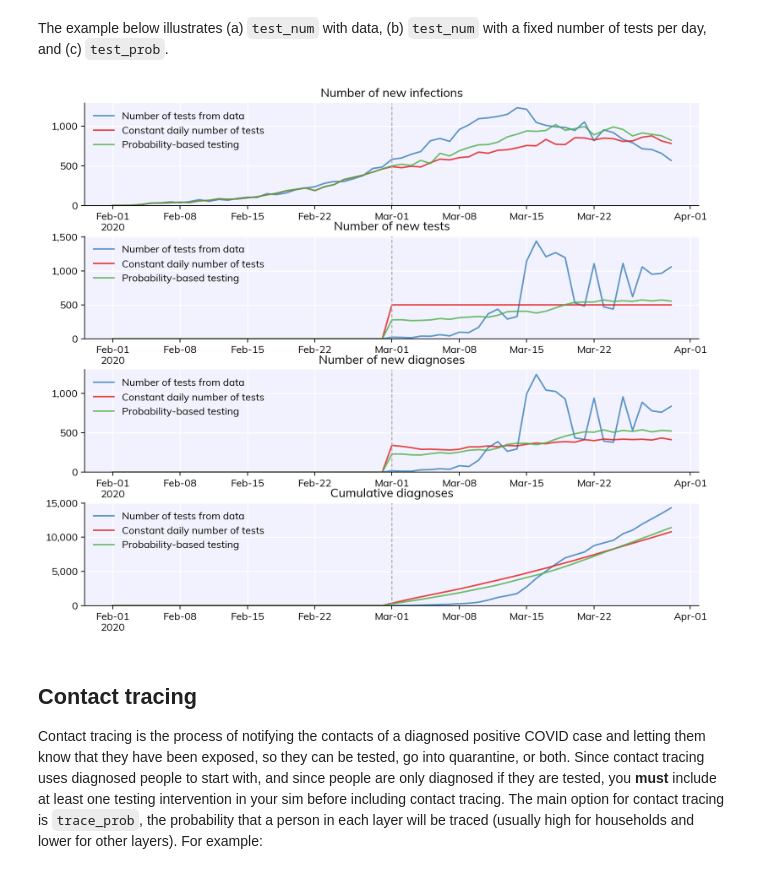
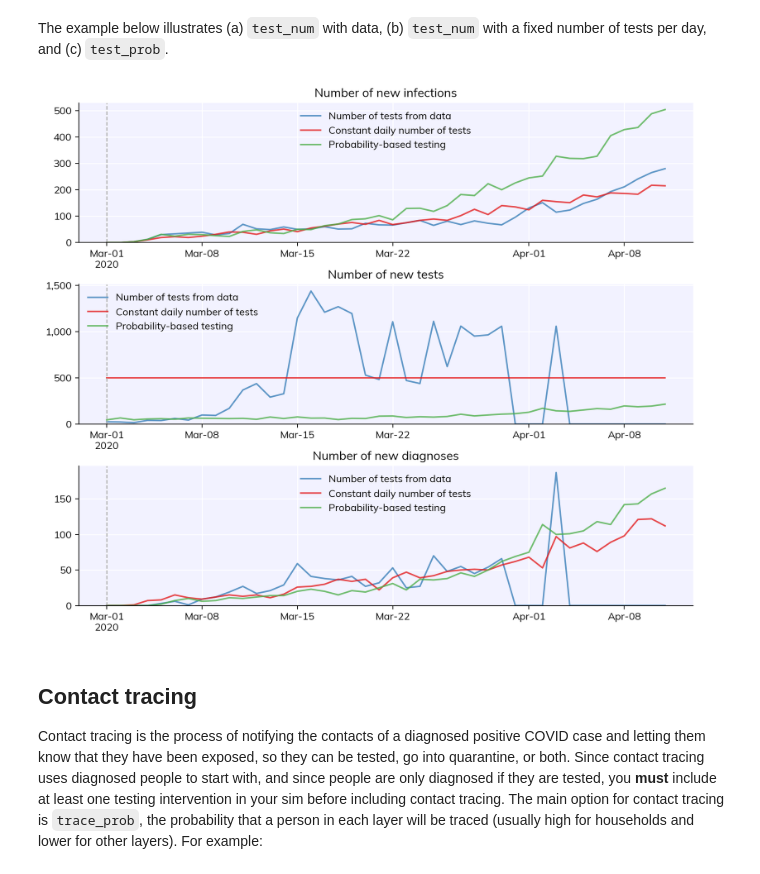
Before and after one commit to ranga519/DATAVIS-ABM, a Jupyter notebook: docs/tutorials/tut_interventions.ipynb, the cells around one changed output. Saved outputs shown, nothing was run; the diff lists cells and outputs as text; code cells hidden in the pictures.

```diff
--- a/docs/tutorials/tut_interventions.ipynb
+++ b/docs/tutorials/tut_interventions.ipynb
@@ -106,29 +119,29 @@ The example below illustrates (a) `test_num` with data, (b) `test_num` with a fi
 # %%
 import covasim as cv
 
 # Define the testing interventions
 tn_data = cv.test_num('data')
 tn_fixed = cv.test_num(daily_tests=500, start_day='2020-03-01')
 tp = cv.test_prob(symp_prob=0.2, asymp_prob=0.001, start_day='2020-03-01')
 
 # Define the default parameters
 pars = dict(
     pop_size = 50e3,
     pop_infected = 100,
-    start_day = '2020-02-01',
-    end_day   = '2020-03-30',
+    start_day = '2020-03-01',
+    end_day   = '2020-04-11',
 )
 
 # Define the simulations
 sim1 = cv.Sim(pars, datafile='example_data.csv', interventions=tn_data, label='Number of tests from data')
 sim2 = cv.Sim(pars, interventions=tn_fixed, label='Constant daily number of tests')
 sim3 = cv.Sim(pars, interventions=tp, label='Probability-based testing')
 
 # Run and plot results
 msim = cv.parallel(sim1, sim2, sim3)
-msim.plot(['new_infections', 'new_tests', 'new_diagnoses', 'cum_diagnoses'])
+msim.plot(['new_infections', 'new_tests', 'new_diagnoses'])
 # %% [output]
-[figure, old version]
+[figure, new version]
 # %% [markdown]
 ## Contact tracing
 
```
Also changed, not shown: parts of 5 cells of this notebook, 22 other files.
